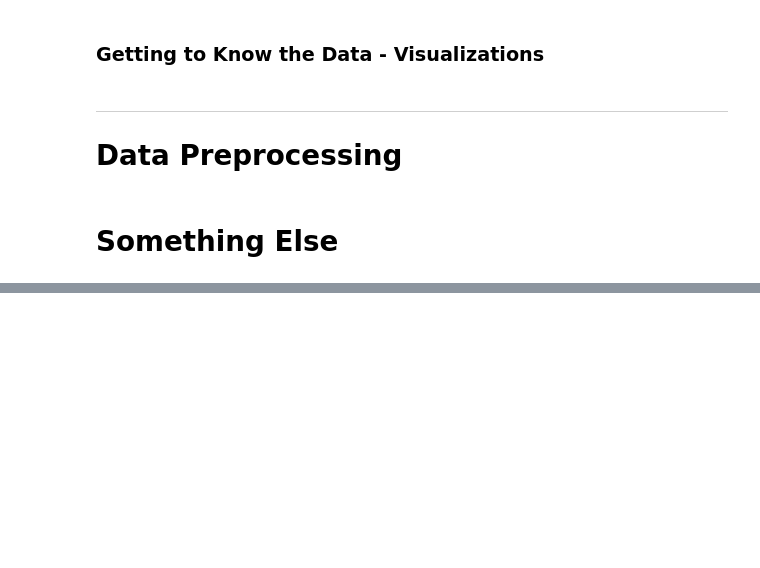
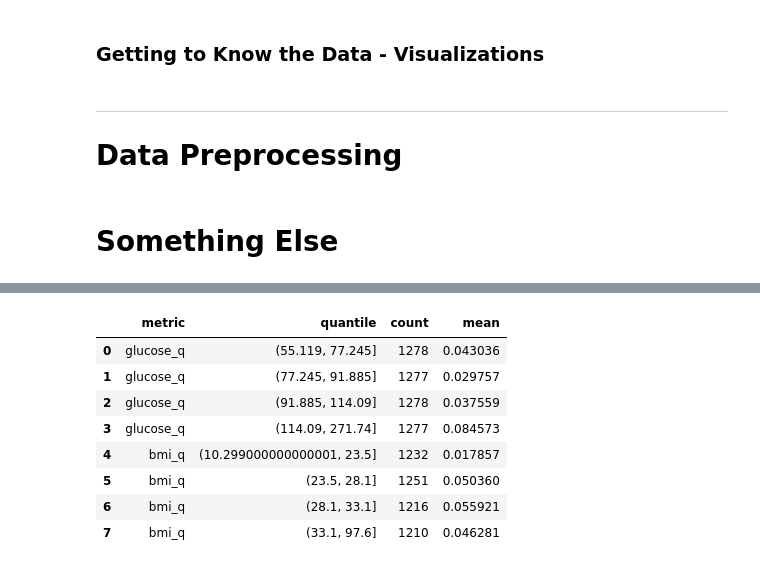
Before and after one commit to stefanosPanteli/EPL448_Team1_StrokePrediction, a Jupyter notebook: project.ipynb, the cells around one changed output, grey strips where cells are left out. Cells and saved outputs as stored; diff of their text form; code cells hidden in the pictures; blank space fills up the shorter version.

```diff
--- a/project.ipynb
+++ b/project.ipynb
@@ -33,0 +205,7 @@
+# %%
+# Stroke rate by age groups
+age_bins = [0, 18, 30, 45, 60, 75, 120]
+age_labels = ["0-18", "19-30", "31-45", "46-60", "61-75", "76+"]
+
+df_clean["age_group"] = pd.cut(df_clean["age"], bins=age_bins, labels=age_labels, right=True, include_lowest=True)
+df_clean.groupby("age_group", observed=True)["stroke"].agg(["count", "mean"]).sort_values("age_group")
@@ -33,0 +221,25 @@
+# %%
+# Stroke rate by glucose and BMI quantiles (where available)
+df_clean["glucose_q"] = pd.qcut(df_clean["avg_glucose_level"], q=4, duplicates="drop")
+df_clean["bmi_q"] = pd.qcut(df_clean["bmi"], q=4, duplicates="drop")
+
+glucose_summary = df_clean.groupby("glucose_q", observed=True)["stroke"].agg(["count", "mean"])
+bmi_summary = df_clean.groupby("bmi_q", observed=True)["stroke"].agg(["count", "mean"])
+
+pd.concat(
+    [
+        glucose_summary.assign(metric="glucose_q").reset_index().rename(columns={"glucose_q": "quantile"}),
+        bmi_summary.assign(metric="bmi_q").reset_index().rename(columns={"bmi_q": "quantile"}),
+    ],
+    ignore_index=True,
+)[["metric", "quantile", "count", "mean"]]
+# %% [output]
+|  | metric | quantile | count | mean |
+| 0 | glucose_q | (55.119, 77.245] | 1278 | 0.043036 |
+| 1 | glucose_q | (77.245, 91.885] | 1277 | 0.029757 |
+| 2 | glucose_q | (91.885, 114.09] | 1278 | 0.037559 |
+| 3 | glucose_q | (114.09, 271.74] | 1277 | 0.084573 |
+| 4 | bmi_q | (10.299000000000001, 23.5] | 1232 | 0.017857 |
+| 5 | bmi_q | (23.5, 28.1] | 1251 | 0.050360 |
+| 6 | bmi_q | (28.1, 33.1] | 1216 | 0.055921 |
+| 7 | bmi_q | (33.1, 97.6] | 1210 | 0.046281 |
```
Also changed, not shown: parts of 14 cells of this notebook.
